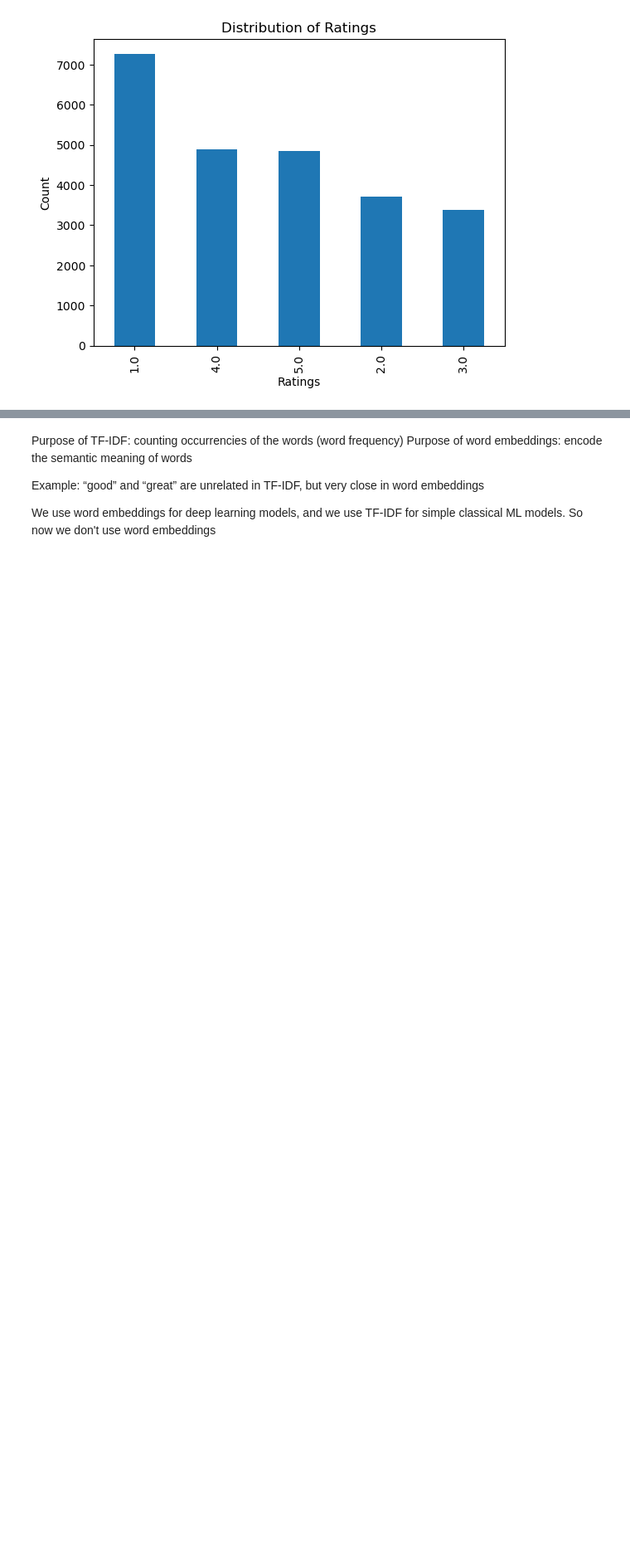
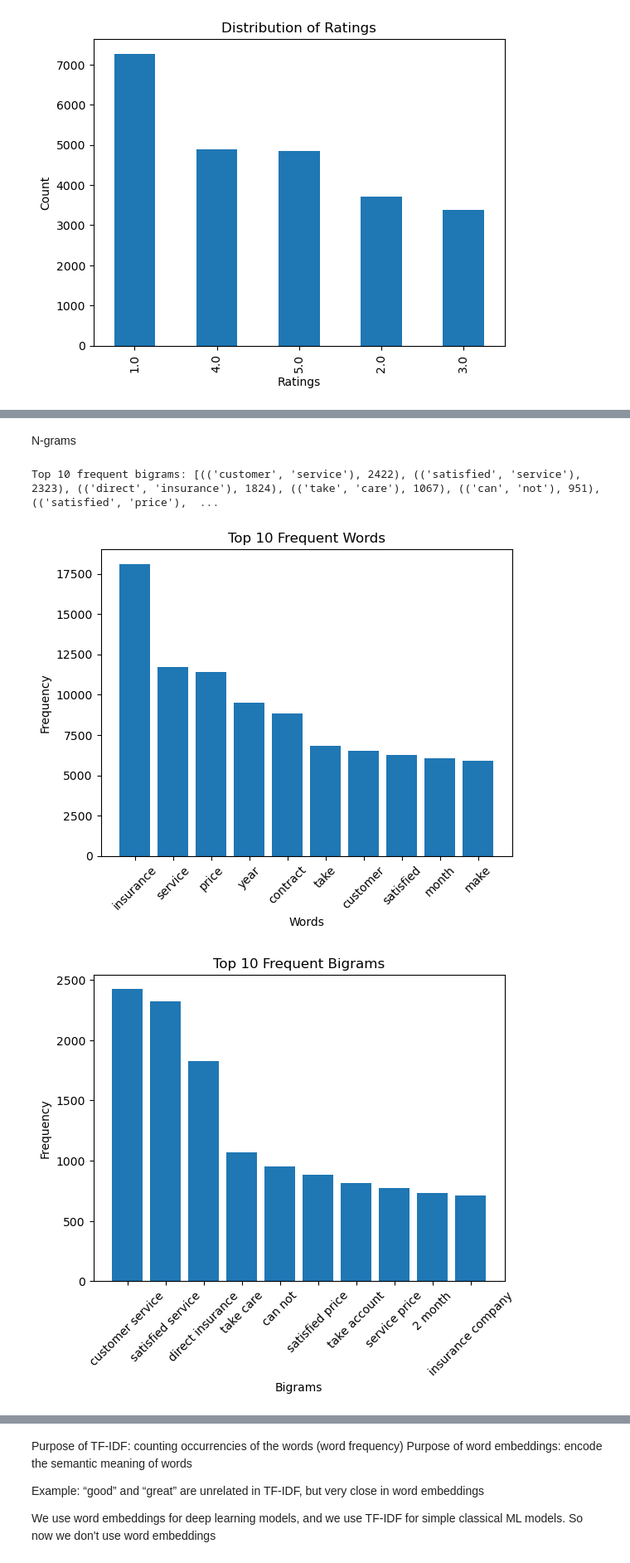
Before and after one commit to Alberto-Martinelli/nlp-supervised, a Jupyter notebook: main.ipynb, the cells around one changed output, grey strips where cells are left out. Shown at 83% size. Saved outputs shown, nothing was run; the diff lists cells and outputs as text; code cells hidden in the pictures; blank space fills up the shorter version.

```diff
--- a/main.ipynb
+++ b/main.ipynb
@@ -194,0 +248,52 @@ Name: count, dtype: int64
+# %% [markdown]
+N-grams
+# %%
+from nltk.util import ngrams
+from collections import Counter
+import matplotlib.pyplot as plt
+
+# Function to extract n-grams from a list of words
+def get_ngrams(text, n=2):
+    words = text.split()
+    return list(ngrams(words, n))
+
+# Generate bigrams (2-word combinations)
+bigrams = []
+for review in df['review_cleaned_joined']:
+    bigrams.extend(get_ngrams(review, n=2))
+
+# Count bigram frequencies
+bigram_freq = Counter(bigrams)
+
+# Display top 10 frequent bigrams
+print("Top 10 frequent bigrams:", bigram_freq.most_common(10))
+# %% [output]
+Top 10 frequent bigrams: [(('customer', 'service'), 2422), (('satisfied', 'service'), 2323), (('direct', 'insurance'), 1824), (('take', 'care'), 1067), (('can', 'not'), 951), (('satisfied', 'price'),  ...
+# %%
+# Plotting the top 10 frequent words
+top_words = list(sorted_word_freq.items())[:10]
+words, counts = zip(*top_words)
+
+plt.bar(words, counts)
+plt.xlabel('Words')
+plt.ylabel('Frequency')
+plt.title('Top 10 Frequent Words')
+plt.xticks(rotation=45)
+plt.show()
+
+# Plotting the top 10 frequent bigrams
+top_bigrams = bigram_freq.most_common(10)
+bigram_labels, bigram_counts = zip(*top_bigrams)
+
+# Convert bigrams tuple to string format for plotting
+bigram_labels = [' '.join(bigram) for bigram in bigram_labels]
+
+plt.bar(bigram_labels, bigram_counts)
+plt.xlabel('Bigrams')
+plt.ylabel('Frequency')
+plt.title('Top 10 Frequent Bigrams')
+plt.xticks(rotation=45)
+plt.show()
+# %% [output]
+[figure, added]
+[figure, added]
```
Also changed, not shown: parts of 59 cells of this notebook, 10 other files.
